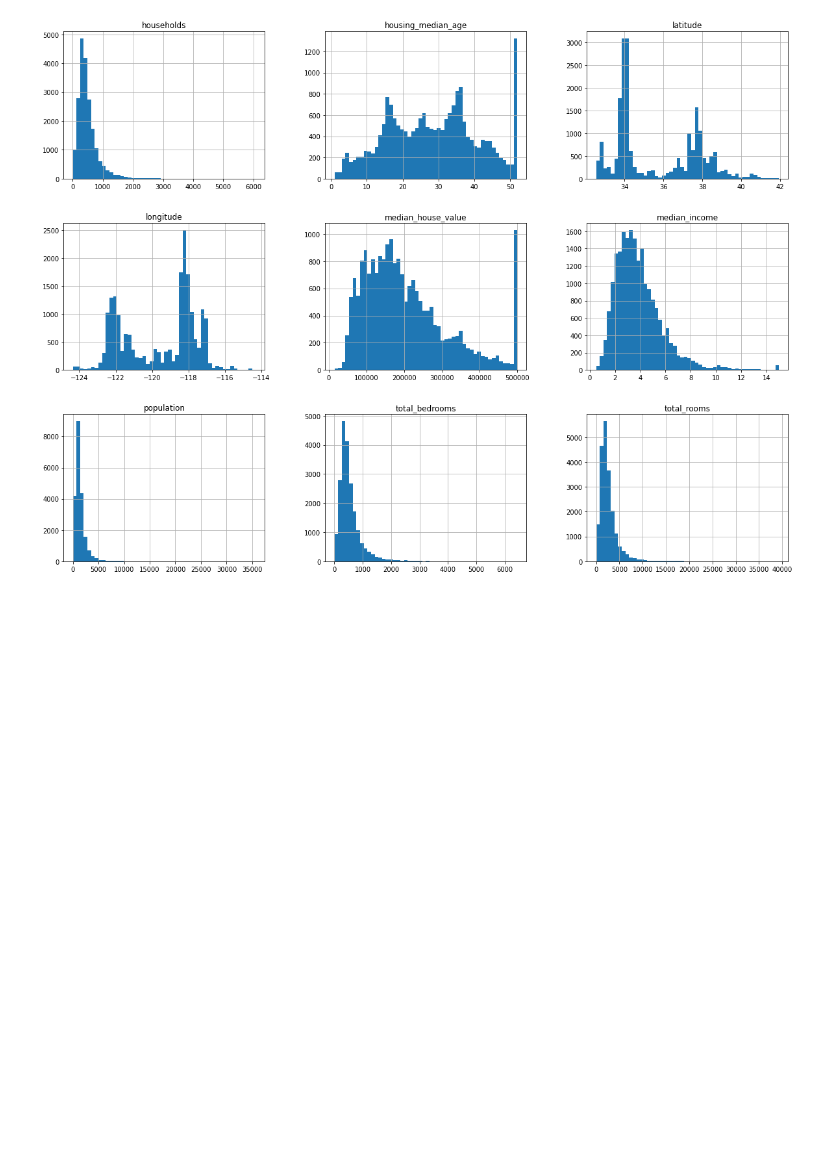
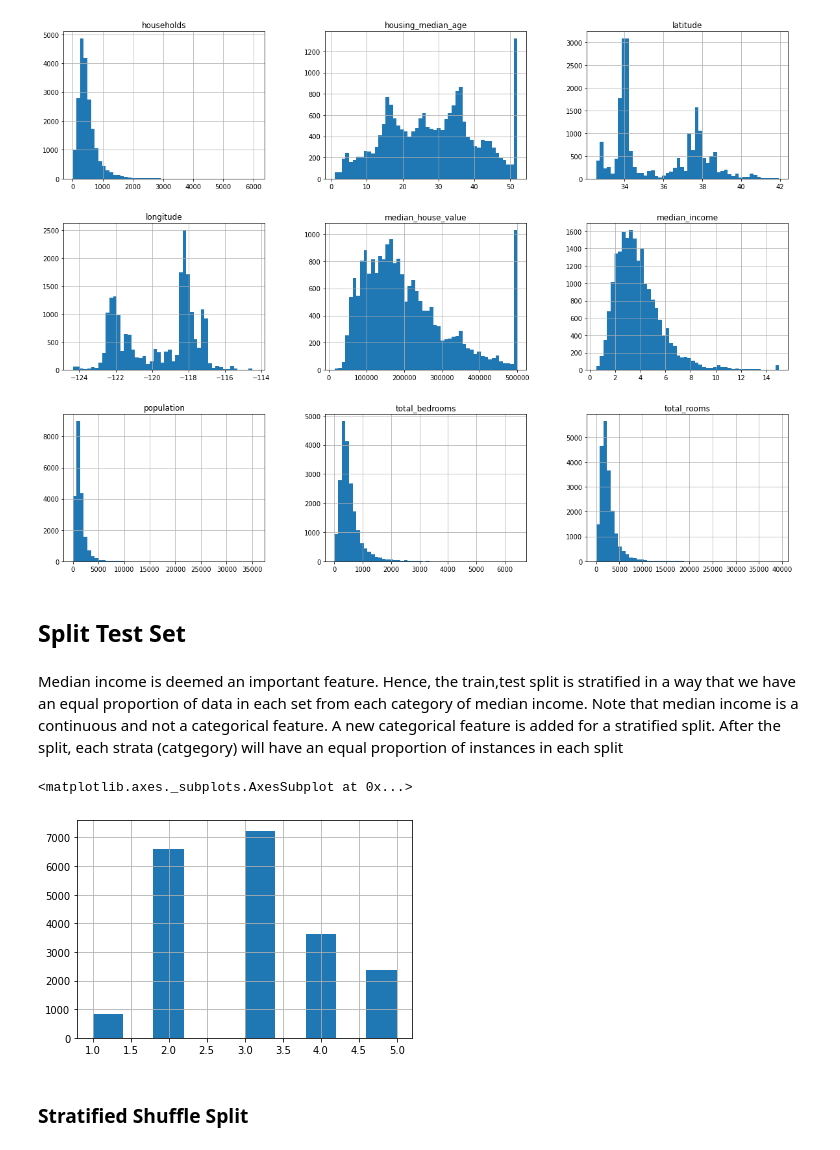
Before and after one commit to chandrusuresh/Hands-On-ML, a Jupyter notebook: Ch2/District_Housing_Prices.ipynb, the cells around one changed output. Cells and saved outputs as stored; diff of their text form; code cells hidden in the pictures; blank space fills up the shorter version.

Commit message:
Updated till Data exploration section

```diff
--- a/Ch2/District_Housing_Prices.ipynb
+++ b/Ch2/District_Housing_Prices.ipynb
@@ -109,3 +118,19 @@ housing.describe()
 housing.hist(bins=50,figsize=(20,15));
 # %% [output]
 [figure]
+# %% [markdown]
+## Split Test Set
+# %% [markdown]
+Median income is deemed an important feature. Hence, the train,test split is stratified in a way that we have an equal proportion of data in each set from each category of median income.
+Note that median income is a continuous and not a categorical feature. A new categorical feature is added for a stratified split. After the split, each strata (catgegory) will have an equal proportion of instances in each split
+# %%
+####### Random split
+### train_set, test_set = train_test_split(housing,test_size=0.2,random_state=42)
+
+housing['income_cat'] = pd.cut(housing["median_income"],bins=[0,1.5,3.0,4.5,6,np.inf],labels=[1,2,3,4,5])
+housing["income_cat"].hist()
+# %% [output]
+<matplotlib.axes._subplots.AxesSubplot at 0x...>
+[figure, added]
+# %% [markdown]
+### Stratified Shuffle Split
```
Also changed, not shown: parts of 15 cells of this notebook.
